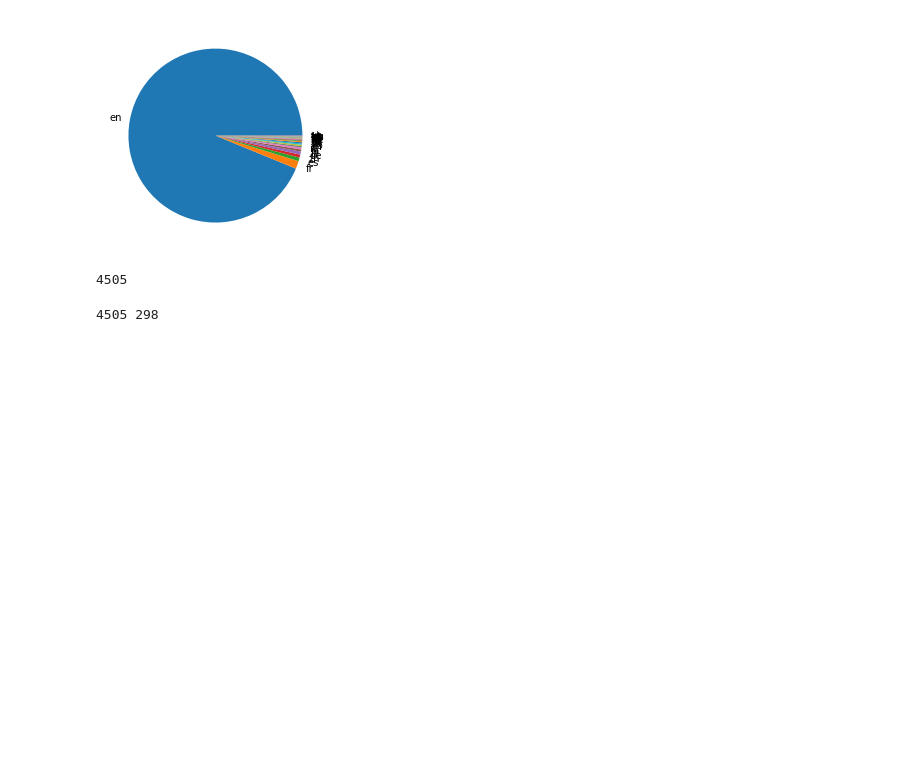
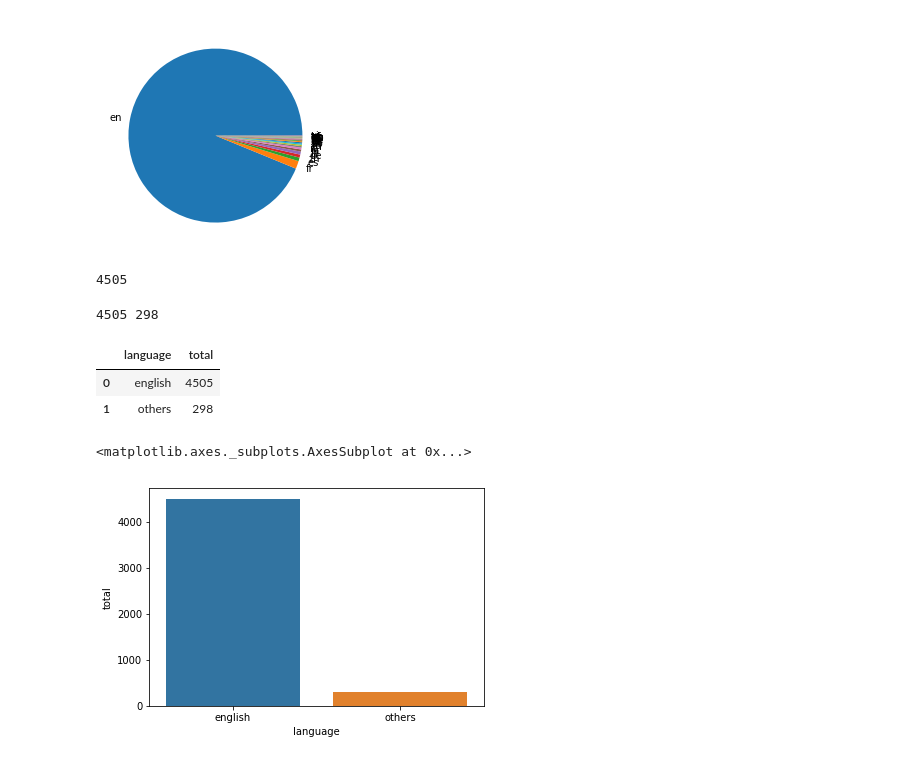
Before and after one commit to JuniorGunner/DataScience, a Jupyter notebook: Intro/DataScienceIntro_TMDB.ipynb, the cells around one changed output. Saved outputs shown, nothing was run; the diff lists cells and outputs as text; code cells hidden in the pictures; blank space fills up the shorter version.

Commit message:
Class 5 finished - data visualization

```diff
--- a/Intro/DataScienceIntro_TMDB.ipynb
+++ b/Intro/DataScienceIntro_TMDB.ipynb
@@ -143,3 +143,22 @@ rest_total = count_total - english_total
 print(english_total, rest_total)
 # %% [output]
 4505 298
+# %%
+""" Creating a dict to the 2 categories """
+data = {
+    'language': ['english', 'others'],
+    'total': [english_total, rest_total]
+}
+
+pd.DataFrame(data)
+# %% [output]
+|  | language | total |
+| 0 | english | 4505 |
+| 1 | others | 298 |
+# %%
+""" Plotting """
+data = pd.DataFrame(data)
+sns.barplot(data = data, x = 'language', y = 'total')
+# %% [output]
+<matplotlib.axes._subplots.AxesSubplot at 0x...>
+[figure, added]
```
Also changed, not shown: parts of 10 cells of this notebook.
